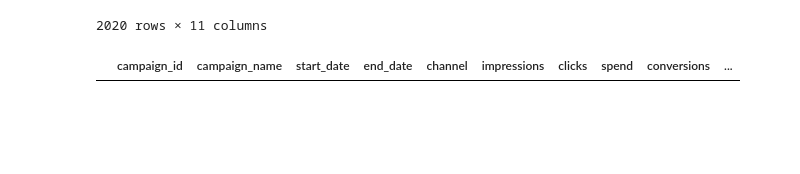
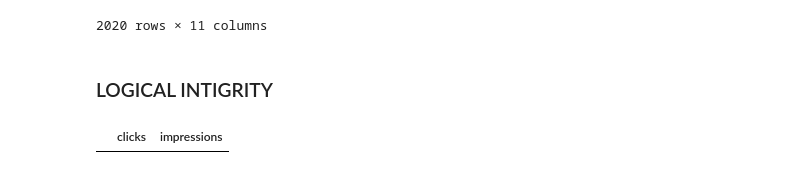
Before and after one commit to Arijit-Das-dev/Data-Cleaning-Tutorial, a Jupyter notebook: notebooks/marketing_dataset.ipynb, the cells around one changed output. Saved outputs shown, nothing was run; the diff lists cells and outputs as text; code cells hidden in the pictures; blank space fills up the shorter version.

Commit message:
fixed logical intigrity

```diff
--- a/notebooks/marketing_dataset.ipynb
+++ b/notebooks/marketing_dataset.ipynb
@@ -124,14 +124,13 @@ print()
 print("\nTotal unique values : ", df['channel'].nunique()) # NUMBER OF UNIQUE VALUES
 
 # CLEANING TYPOS
-df['channel'].replace({
+df['channel'] = df['channel'].replace({
     "Tik_Tok":"TikTok",
     "Facebok":"Facebook",
     "E-mail":"Email",
     "Gogle":"Google Ads",
     "Insta_gram":"Instagram"
-},
-inplace=True
+}
 )
 
 print(df['channel'].value_counts())
@@ -233,13 +234,16 @@ df
 | 2018 | CMP-01118 | Q4_Winter_CMP-01118 | 2023-03-30 | 2023-04-27 | Facebook | 68728 | 2960 | 4198.5 | 591.0 | ... |
 | 2019 | CMP-01554 | Q4_Launch_CMP-01554 | 2023-06-26 | 2023-07-09 | Email | 96402 | 1090 | 1315.59 | 66.0 | ... |
 2020 rows × 11 columns
+# %% [markdown]
+### LOGICAL INTIGRITY
 # %%
 # NOW WE HAVE TO COMPARE CLICKS WITH IMPRESSIONS
 # IMPRESSION = How many times a object shown or displayed on the screen
 # CLICKS = How many times someone clicking that object
 # IT IS FIXED THAT IMPRESSIONS >= CLICKS.
 # EXAMPLE : IMPRESSION = 100 , CLICK = 50. WE CAN UNDERSTAND THAT 50 TIMES THAT OBJECT IS CLICKED OUT OF 100
 
-df.loc[df['clicks'] > df['impressions']]
+impossible_mask = df['clicks'] > df['impressions']
+df.loc[impossible_mask, ['clicks', 'impressions']]
 # %% [output]
-|  | campaign_id | campaign_name | start_date | end_date | channel | impressions | clicks | spend | conversions | ... |
+|  | clicks | impressions |
```
Also changed, not shown: parts of 4 cells of this notebook.
